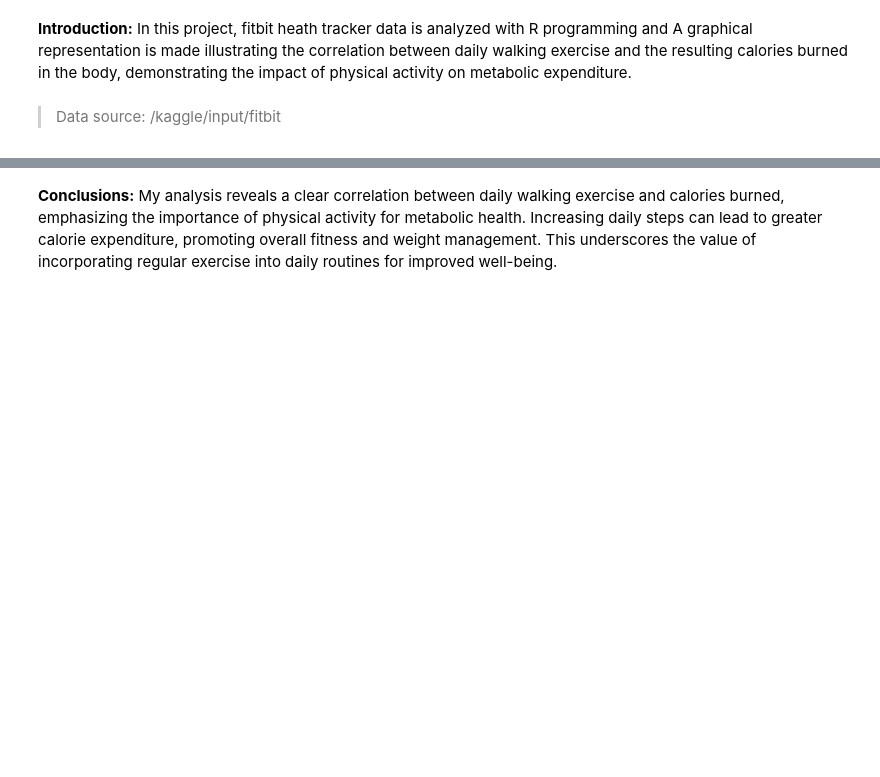
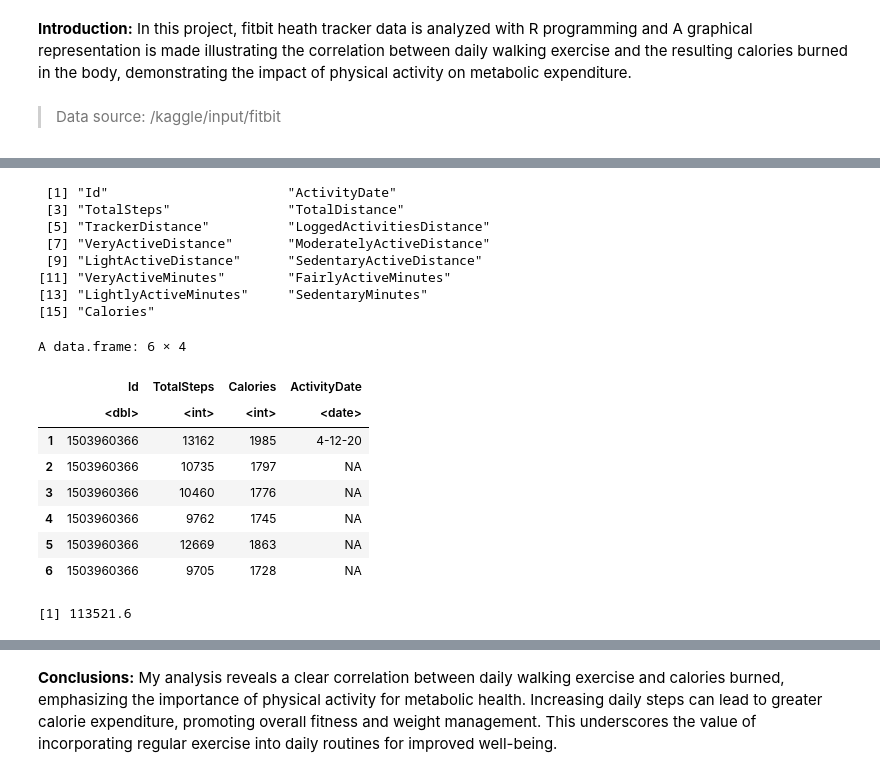
Before and after one commit to shalaka98/FitBit-health-tracker-data-analysis-using-R-programming, a Jupyter notebook: fitbit-health-tracker-data-analysis.ipynb, the cells around one changed output, grey strips where cells are left out. Drawn from its saved outputs; the diff is of its cells as text; code cells hidden in the pictures; blank space fills up the shorter version.

```diff
--- a/fitbit-health-tracker-data-analysis.ipynb
+++ b/fitbit-health-tracker-data-analysis.ipynb
@@ -9 +35,47 @@ A graphical representation is made illustrating the correlation between daily wa
+# %%
+# Cleaning
+## New table
+steps_vs_calories <- dailyactivity %>%
+  select(Id, TotalSteps, Calories, ActivityDate)
+
+colnames(dailyactivity)
+
+
+## Convert ActivityDate to Date
+steps_vs_calories$ActivityDate <- as.Date(steps_vs_calories$ActivityDate, format = "%Y-%m-%d")
+
+## Remove rows with 0 steps
+filtered_steps_vs_calories <- steps_vs_calories %>%
+  filter(TotalSteps != 0)
+
+# Displaythe data
+head(filtered_steps_vs_calories)
+# %% [output]
+ [1] "Id"                       "ActivityDate"
+ [3] "TotalSteps"               "TotalDistance"
+ [5] "TrackerDistance"          "LoggedActivitiesDistance"
+ [7] "VeryActiveDistance"       "ModeratelyActiveDistance"
+ [9] "LightActiveDistance"      "SedentaryActiveDistance"
+[11] "VeryActiveMinutes"        "FairlyActiveMinutes"
+[13] "LightlyActiveMinutes"     "SedentaryMinutes"
+[15] "Calories"
+A data.frame: 6 × 4
+|  | Id | TotalSteps | Calories | ActivityDate |
+|  | <dbl> | <int> | <int> | <date> |
+| 1 | 1503960366 | 13162 | 1985 | 4-12-20 |
+| 2 | 1503960366 | 10735 | 1797 | NA |
+| 3 | 1503960366 | 10460 | 1776 | NA |
+| 4 | 1503960366 | 9762 | 1745 | NA |
+| 5 | 1503960366 | 12669 | 1863 | NA |
+| 6 | 1503960366 | 9705 | 1728 | NA |
+# %%
+# Grouping Ids and mean of steps and calories
+final_steps_vs_calories <- filtered_steps_vs_calories %>%
+  group_by( ActivityDate) %>%
+  summarise(total_cal = mean(Calories), total_steps = mean(TotalSteps))
+
+# extra: For comparison with Excel results
+sum(final_steps_vs_calories$total_steps)
+# %% [output]
+[1] 113521.6
 # %%
```
Also changed, not shown: parts of 3 cells of this notebook.
